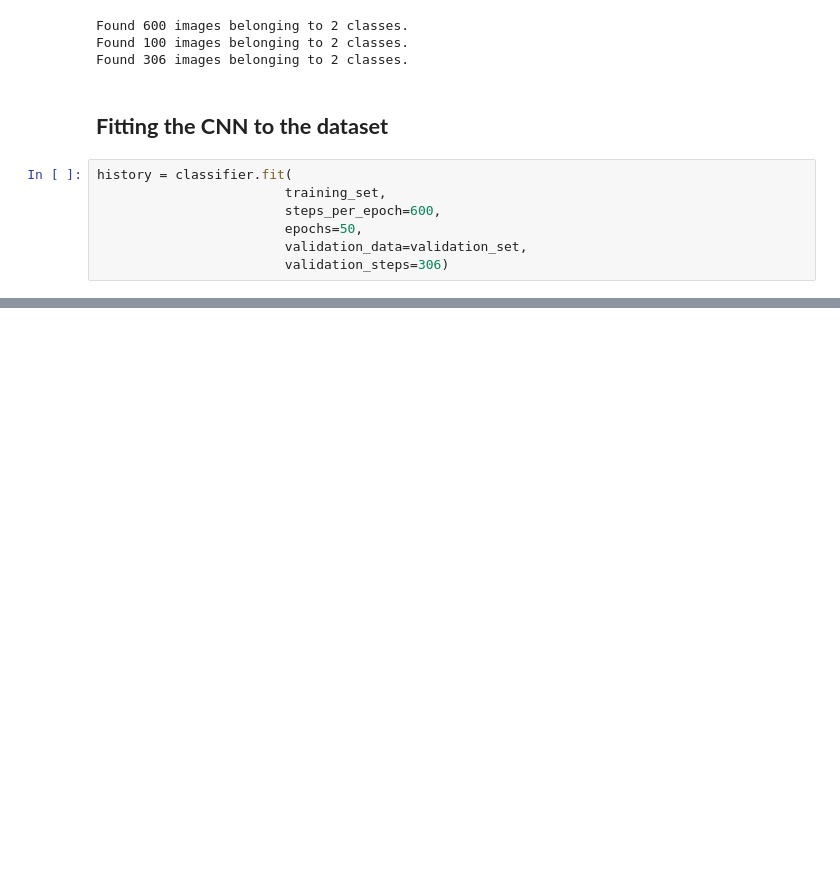
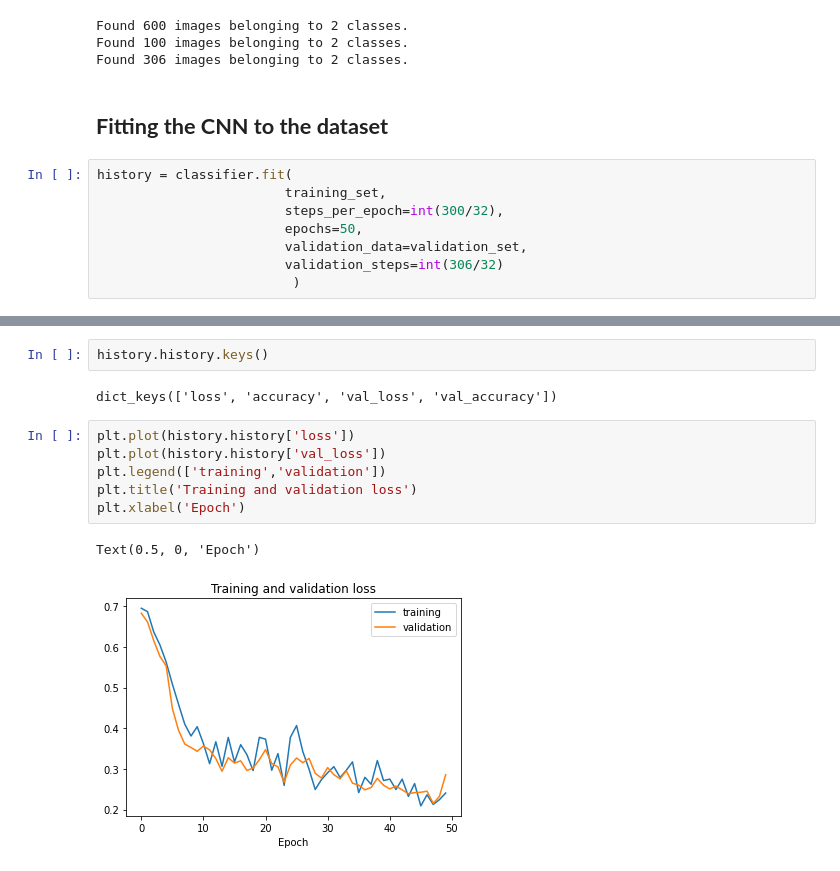
Before and after one commit to Vishakhaagrawal23/Facemask-Detector, a Jupyter notebook: trainCNN.ipynb, the cells around one changed output, grey strips where cells are left out. Cells and saved outputs as stored; diff of their text form; blank space fills up the shorter version.

```diff
--- a/trainCNN.ipynb
+++ b/trainCNN.ipynb
@@ -86,7 +87,8 @@ Found 306 images belonging to 2 classes.
 # %%
 history = classifier.fit(
                         training_set,
-                        steps_per_epoch=600,
+                        steps_per_epoch=int(300/32),
                         epochs=50,
                         validation_data=validation_set,
-                        validation_steps=306)
+                        validation_steps=int(306/32)
+                         )
@@ -92,0 +113,13 @@ history = classifier.fit(
+# %%
+history.history.keys()
+# %% [output]
+dict_keys(['loss', 'accuracy', 'val_loss', 'val_accuracy'])
+# %%
+plt.plot(history.history['loss'])
+plt.plot(history.history['val_loss'])
+plt.legend(['training','validation'])
+plt.title('Training and validation loss')
+plt.xlabel('Epoch')
+# %% [output]
+Text(0.5, 0, 'Epoch')
+[figure, added]
```
Also changed, not shown: parts of 4 cells of this notebook.
